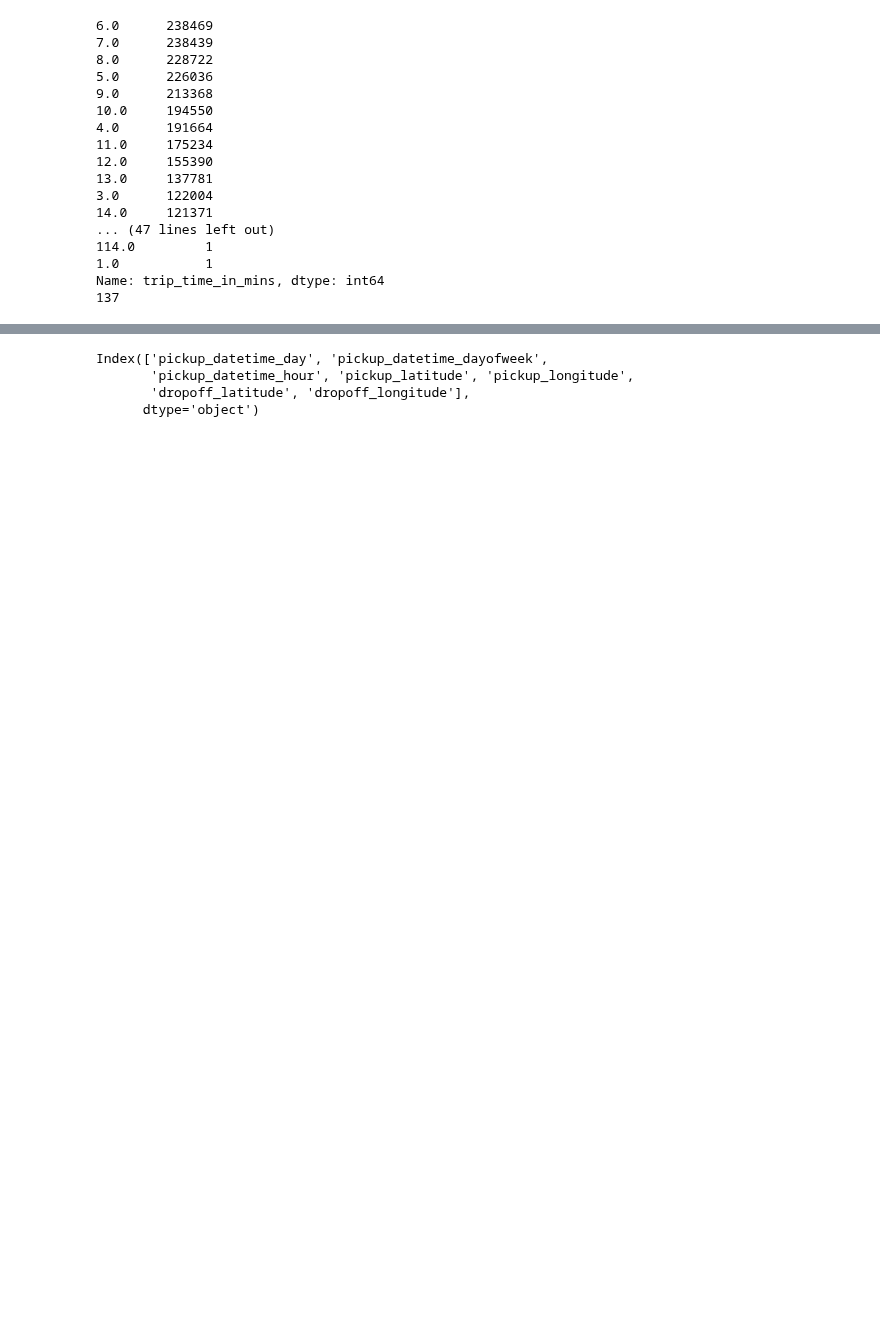
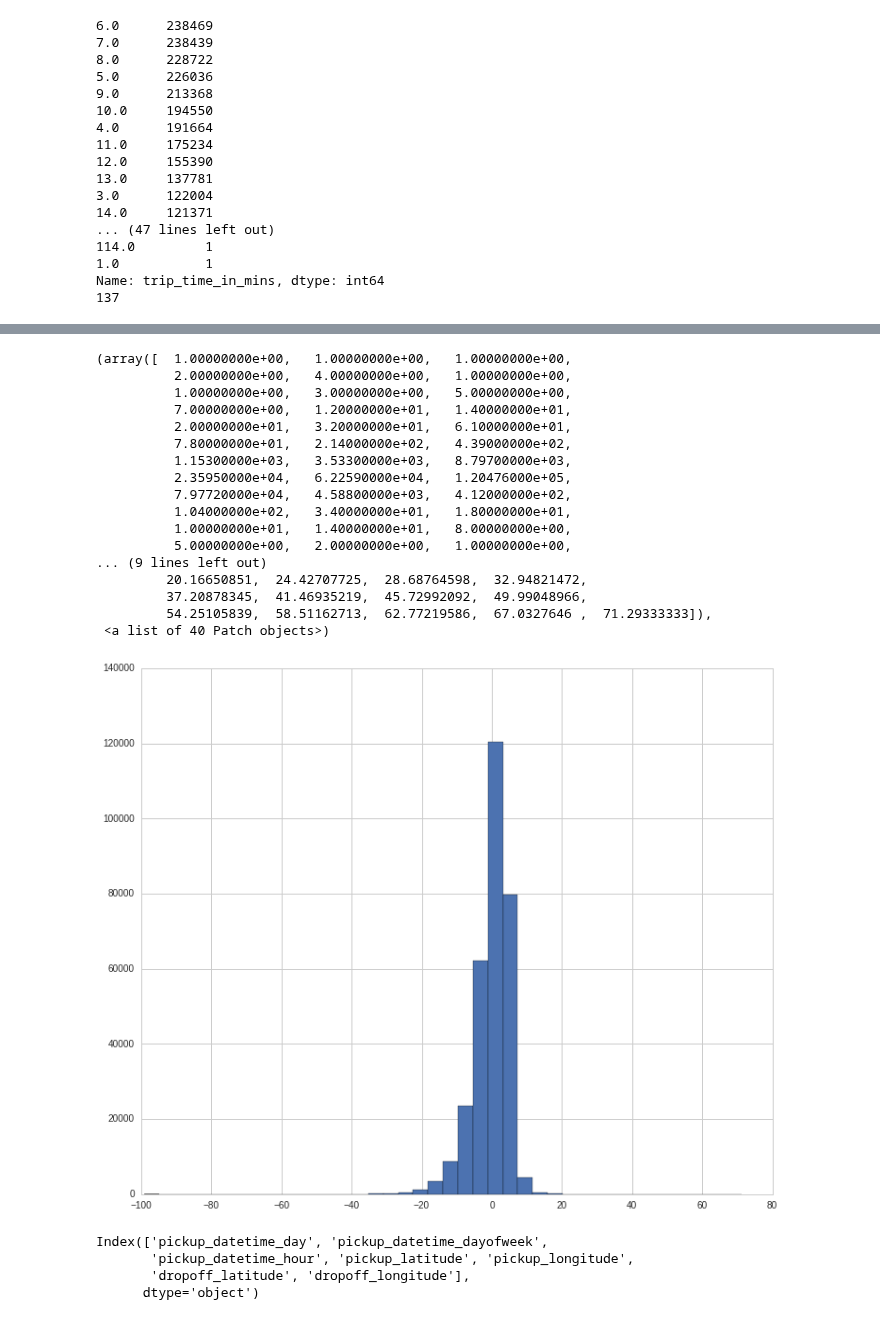
Before and after one commit to nikhase/nyc-taxi, a Jupyter notebook: weeklyAnalysis.ipynb, the cells around one changed output, grey strips where cells are left out. Cells and saved outputs as stored; diff of their text form; code cells hidden in the pictures; blank space fills up the shorter version.

```diff
--- a/weeklyAnalysis.ipynb
+++ b/weeklyAnalysis.ipynb
@@ -838,0 +861,4 @@ DecisionTreeRegressor(criterion='mse', max_depth=22, max_features=None,
+# %%
+y_pred = regtree.predict(X_test)
+np.linalg.norm(y_pred-y_test)
+diff = (y_pred-y_test)
@@ -839,3 +885,25 @@ DecisionTreeRegressor(criterion='mse', max_depth=22, max_features=None,
+# %%
+plt.figure(figsize=(12,10))
+plt.hist(diff.values, bins=40)
+# %% [output]
+(array([  1.00000000e+00,   1.00000000e+00,   1.00000000e+00,
+          2.00000000e+00,   4.00000000e+00,   1.00000000e+00,
+          1.00000000e+00,   3.00000000e+00,   5.00000000e+00,
+          7.00000000e+00,   1.20000000e+01,   1.40000000e+01,
+          2.00000000e+01,   3.20000000e+01,   6.10000000e+01,
+          7.80000000e+01,   2.14000000e+02,   4.39000000e+02,
+          1.15300000e+03,   3.53300000e+03,   8.79700000e+03,
+          2.35950000e+04,   6.22590000e+04,   1.20476000e+05,
+          7.97720000e+04,   4.58800000e+03,   4.12000000e+02,
+          1.04000000e+02,   3.40000000e+01,   1.80000000e+01,
+          1.00000000e+01,   1.40000000e+01,   8.00000000e+00,
+          5.00000000e+00,   2.00000000e+00,   1.00000000e+00,
+... (9 lines left out)
+         20.16650851,  24.42707725,  28.68764598,  32.94821472,
+         37.20878345,  41.46935219,  45.72992092,  49.99048966,
+         54.25105839,  58.51162713,  62.77219586,  67.0327646 ,  71.29333333]),
+ <a list of 40 Patch objects>)
+[figure, added]
 # %%
 taxitime_regression_df.ix[:,0:7].columns
 # %% [output]
```
Also changed, not shown: parts of 29 cells of this notebook.
